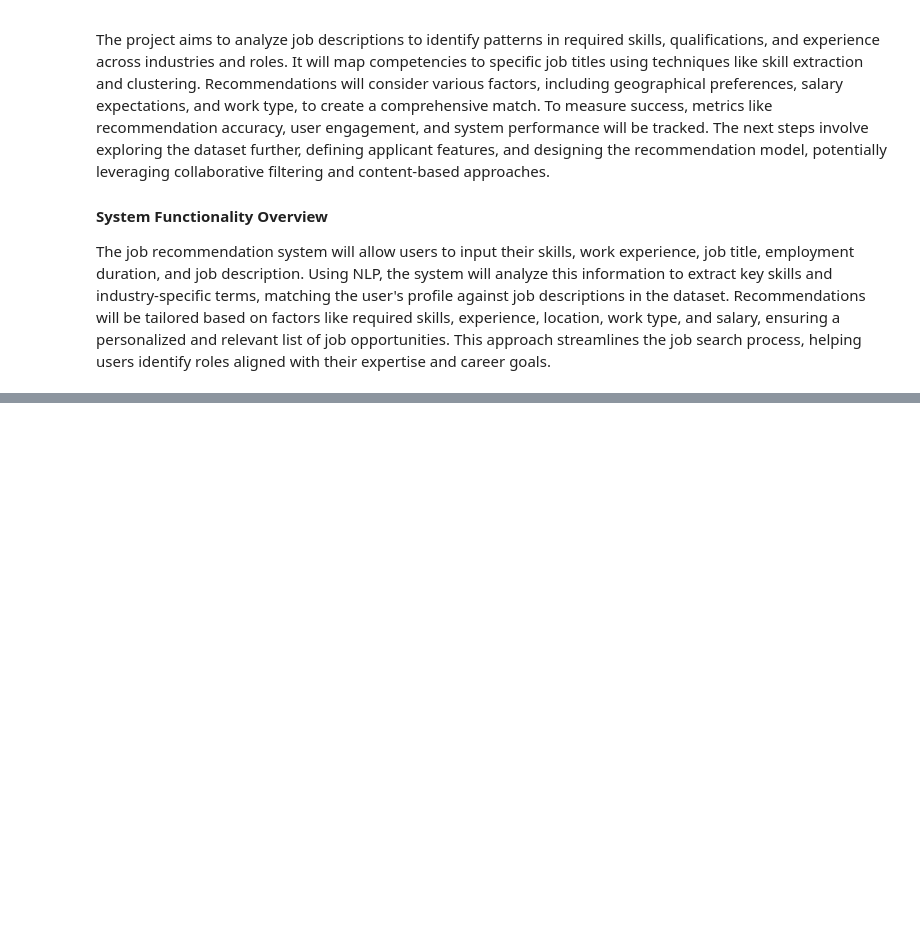
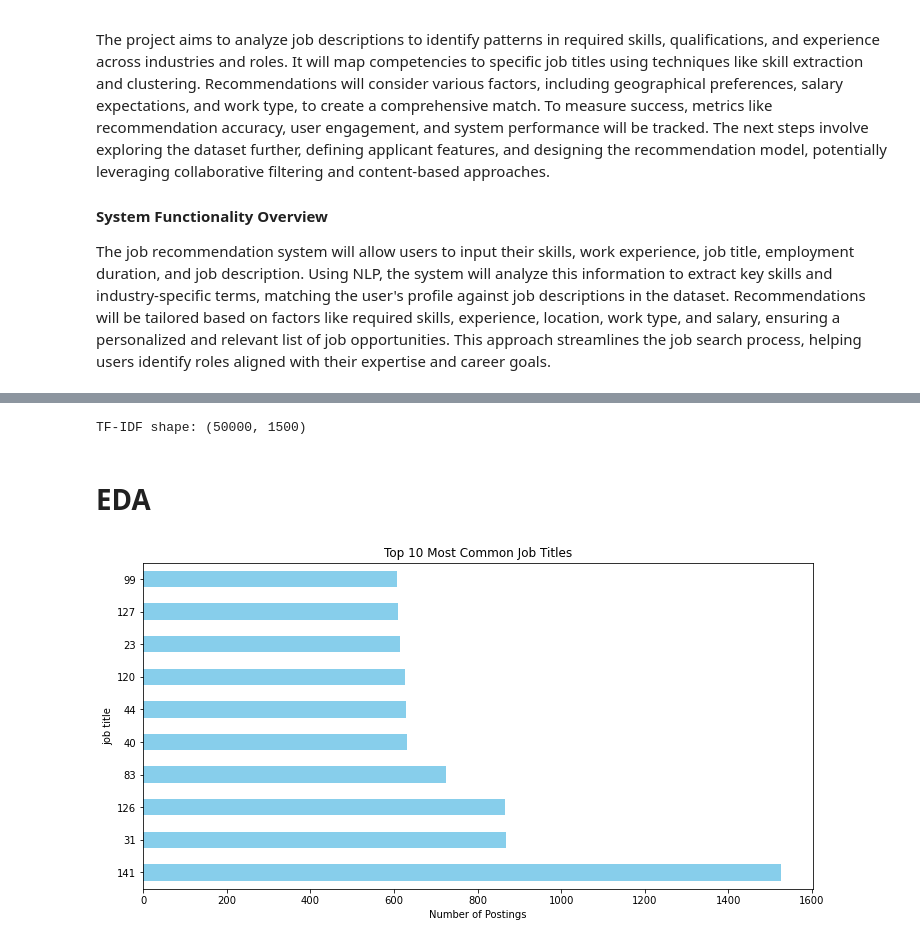
Before and after one commit to vkigen/dsc-phase4-project-group5, a Jupyter notebook: index.ipynb, the cells around one changed output, grey strips where cells are left out. Cells and saved outputs as stored; diff of their text form; code cells hidden in the pictures; blank space fills up the shorter version.

Commit message:
Data Cleaning

```diff
--- a/index.ipynb
+++ b/index.ipynb
@@ -60,0 +181,6 @@ df_first_100k.to_csv('data/dataset_first_50k.csv', index=False)
+# %%
+# Standardize column names: lowercase and remove extra spaces
+df.columns = df.columns.str.strip().str.lower()
+
+# Check the updated column names
+print(df.columns.tolist())
@@ -60,0 +277,18 @@ df_first_100k.to_csv('data/dataset_first_50k.csv', index=False)
+# %%
+# Function to clean text data
+def clean_text(text):
+    text = str(text).lower()  # Convert to lowercase
+    text = re.sub(r'\n', ' ', text)  # Remove newlines
+    text = re.sub(r'\[.*?\]', '', text)  # Remove text in brackets
+    text = re.sub(r'[%s]' % re.escape(string.punctuation), '', text)  # Remove punctuation
+    text = re.sub(r'\w*\d\w*', '', text)  # Remove words with numbers
+    text = re.sub(r'\s+', ' ', text)  # Remove extra spaces
+    return text.strip()
+
+# Apply cleaning to text columns
+text_columns = ['job description', 'skills', 'responsibilities', 'benefits', 'company profile']
+for col in text_columns:
+    df[col] = df[col].apply(clean_text)
+
+# Check the cleaned data
+df[text_columns].head()
@@ -60,0 +302,13 @@ df_first_100k.to_csv('data/dataset_first_50k.csv', index=False)
+# %%
+# Combine all relevant text columns into one feature
+df['combined_text'] = (
+    df['job title'].astype(str) + " " +  # Prioritize job title
+    df['job description'] + " " +
+    df['skills'] + " " +
+    df['responsibilities'] + " " +
+    df['benefits'] + " " +
+    df['company profile']
+)
+
+# Confirm the combined text
+df['combined_text'].head()
@@ -60,0 +326,27 @@ df_first_100k.to_csv('data/dataset_first_50k.csv', index=False)
+# %%
+# Reduce TF-IDF features to 1500 for better memory management
+tfidf = TfidfVectorizer(
+    max_features=1500,
+    stop_words='english',
+    max_df=0.85,
+    min_df=5,
+    ngram_range=(1, 2)
+)
+
+# Apply TF-IDF without converting to array
+text_features = tfidf.fit_transform(df['combined_text'])
+print("TF-IDF shape:", text_features.shape)
+# %% [output]
+TF-IDF shape: (50000, 1500)
+# %% [markdown]
+# EDA
+# %%
+# Plot the top 10 most common job titles
+plt.figure(figsize=(12, 6))
+df['job title'].value_counts().head(10).plot(kind='barh', color='skyblue')
+plt.title('Top 10 Most Common Job Titles')
+plt.xlabel('Number of Postings')
+plt.ylabel('job title')
+plt.show()
+# %% [output]
+[figure, added]
```
Also changed, not shown: parts of 29 cells of this notebook, 2 other files.
